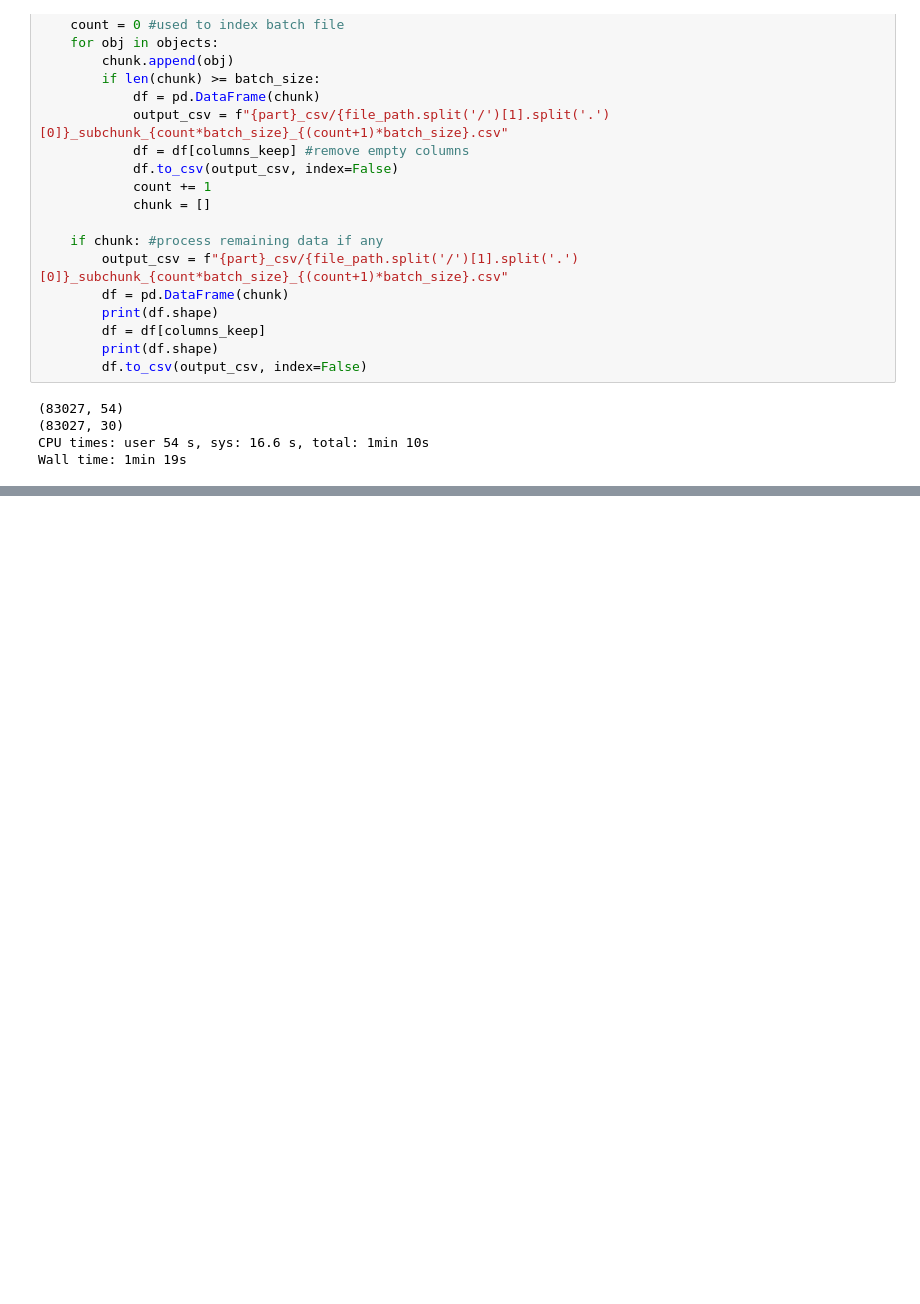
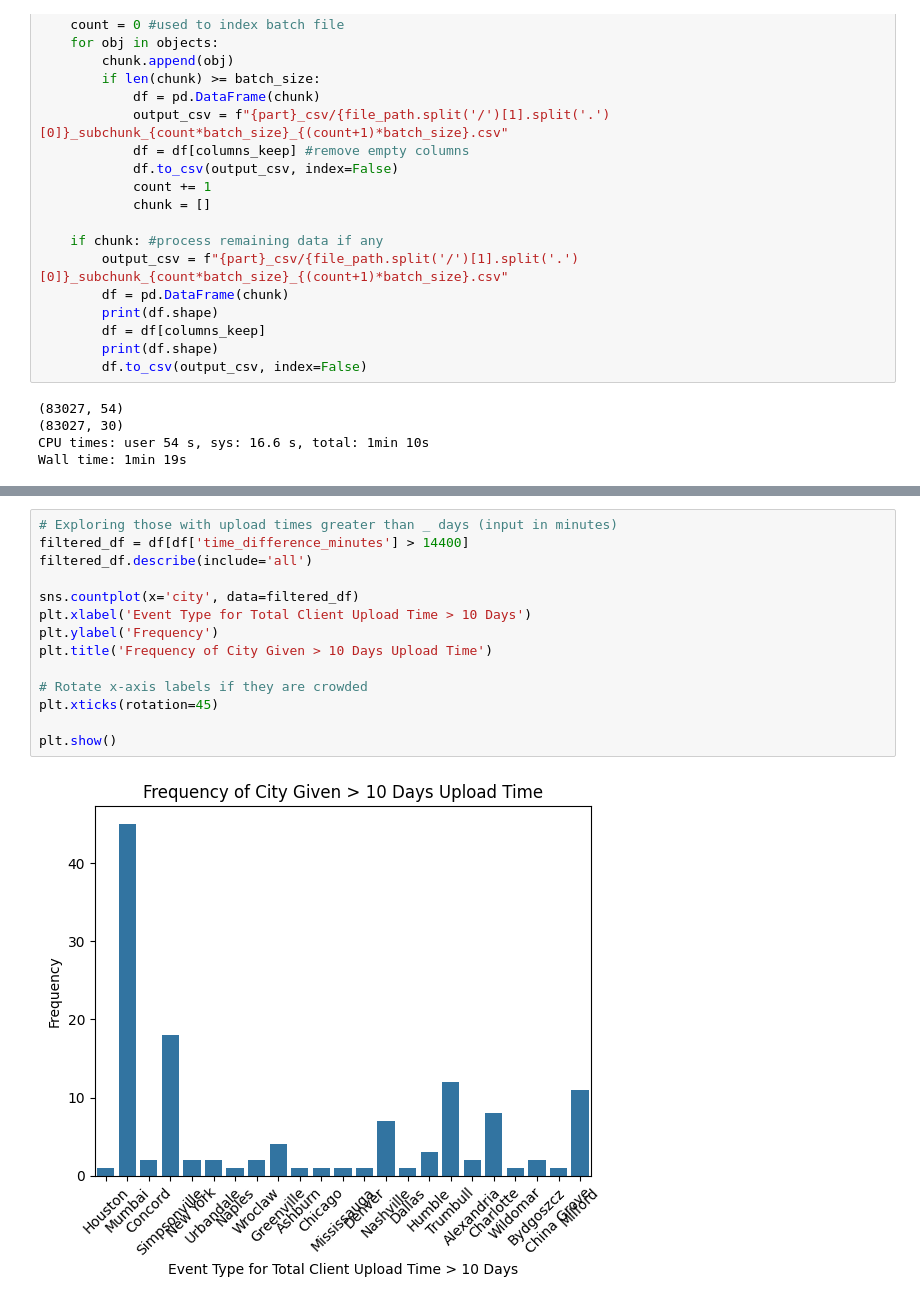
Before and after one commit to nyra-rodrigues/Federato-RiskOps-Platform-Optimization-Challenge, a Jupyter notebook: federato_data_read_starter.ipynb, the cells around one changed output, grey strips where cells are left out. Cells and saved outputs as stored; diff of their text form; blank space fills up the shorter version.

```diff
--- a/federato_data_read_starter.ipynb
+++ b/federato_data_read_starter.ipynb
@@ -164,0 +228,16 @@ df.head()
+# %%
+# Exploring those with upload times greater than _ days (input in minutes)
+filtered_df = df[df['time_difference_minutes'] > 14400]
+filtered_df.describe(include='all')
+
+sns.countplot(x='city', data=filtered_df)
+plt.xlabel('Event Type for Total Client Upload Time > 10 Days')
+plt.ylabel('Frequency')
+plt.title('Frequency of City Given > 10 Days Upload Time')
+
+# Rotate x-axis labels if they are crowded
+plt.xticks(rotation=45)
+
+plt.show()
+# %% [output]
+[figure, added]
```
Also changed, not shown: parts of 1 cell of this notebook, 1 other file.
